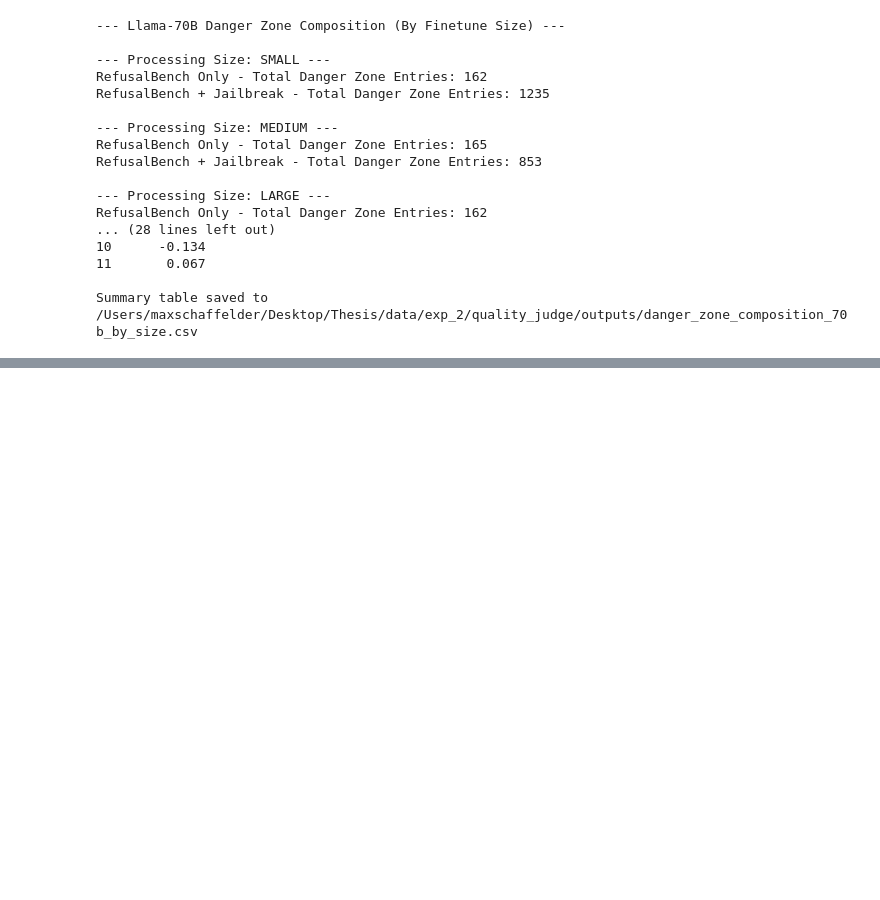
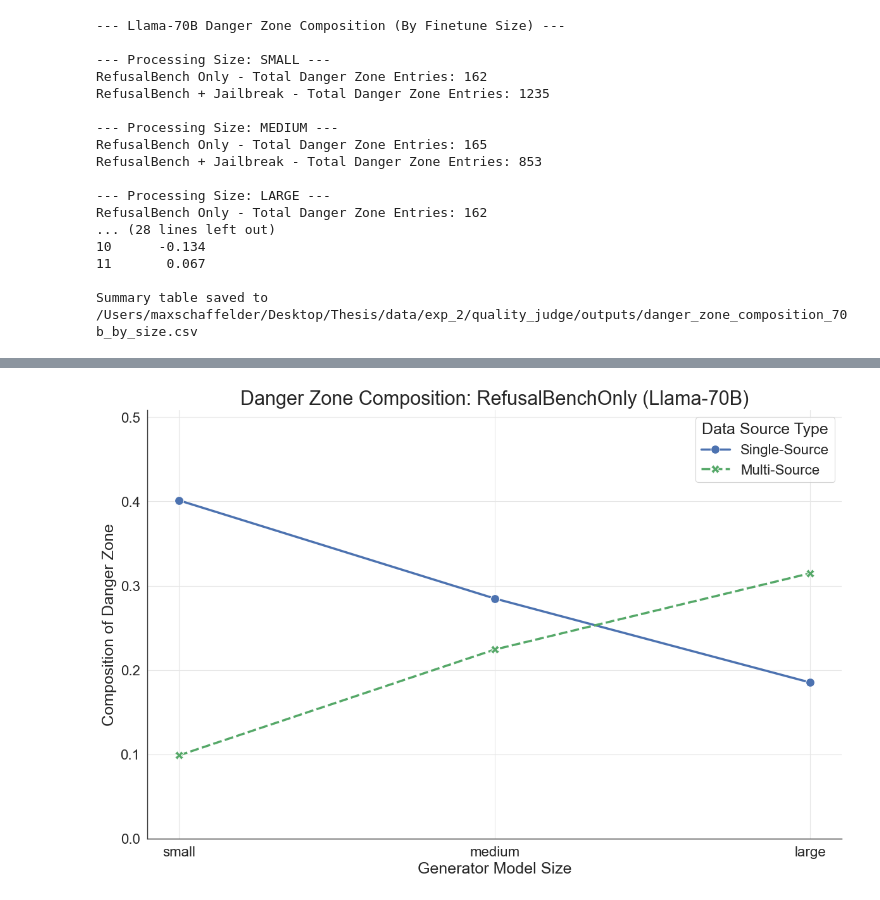
Before and after one commit to maxschaffelder/synthetic_data_diversity, a Jupyter notebook: exp_2/quality_ratings/quality_analysis_refactored.ipynb, the cells around one changed output, grey strips where cells are left out. Saved outputs shown, nothing was run; the diff lists cells and outputs as text; code cells hidden in the pictures; blank space fills up the shorter version.

Commit message:
improve plot

```diff
--- a/exp_2/quality_ratings/quality_analysis_refactored.ipynb
+++ b/exp_2/quality_ratings/quality_analysis_refactored.ipynb
@@ -989,0 +987,94 @@ plt.show()
+# %%
+# --- Data Loading and Preparation (Same as before) ---
+# This assumes `danger_zone_comp_df_70b_by_size` is a loaded pandas DataFrame.
+# For example:
+danger_zone_comp_df_70b_by_size = pd.read_csv('/Users/maxschaffelder/Desktop/Thesis/data/exp_2/quality_judge/outputs/danger_zone_composition_70b_by_size.csv')
+plot_data_line_all = danger_zone_comp_df_70b_by_size.copy()
+
+# Ensure 'Finetune_Size' is categorical for correct plotting order
+plot_data_line_all['Finetune_Size'] = pd.Categorical(plot_data_line_all['Finetune_Size'], categories=['small', 'medium', 'large'], ordered=True)
+
+# --- Filter data to show only Single-Source and Multi-Source ---
+plot_data_filtered = plot_data_line_all[plot_data_line_all['Model_Type'].isin(['Single-Source', 'Multi-Source'])].copy()
+
+# Define the color palette and line order for the filtered data
+custom_palette_filtered = {
+    "Single-Source": "#4C72B0",
+    "Multi-Source": "#55A868"
+}
+hue_order_filtered = ['Single-Source', 'Multi-Source']
+
+# --- Calculate a shared Y-axis limit for both plots using the filtered data ---
+max_val = max(
+    plot_data_filtered['RefusalBench_Jailbreak'].max(),
+    plot_data_filtered['RefusalBench_Only'].max()
+)
+# Add a little padding to the top
+y_limit = (0, max_val * 1.15 if max_val > 0 else 1)
+
+
+# --- PLOT 1: RefusalBenchOnly prompts ---
+print("--- Creating and saving Plot 1: RefusalBenchOnly ---")
+plt.figure(figsize=(12, 8))
+
+sns.lineplot(
+    data=plot_data_filtered,
+    x='Finetune_Size',
+    y='RefusalBench_Only',
+    hue='Model_Type',
+    hue_order=hue_order_filtered,
+    style='Model_Type',
+    style_order=hue_order_filtered,
+    markers=True,
+    markersize=10,
+    linewidth=2.5,
+    palette=custom_palette_filtered
+)
+
+# Customize the plot
+plt.title('Danger Zone Composition: RefusalBenchOnly (Llama-70B)', fontsize=22)
+plt.xlabel('Generator Model Size', fontsize=18)
+plt.ylabel('Composition of Danger Zone', fontsize=18)
+plt.tick_params(axis='both', which='major', labelsize=16)
+plt.ylim(y_limit) # Apply the shared y-limit
+plt.legend(title='Data Source Type', fontsize=16, title_fontsize=18, loc='best')
+plt.tight_layout()
+
+# Save the figure
+# Using a descriptive filename for the first plot
+#plt.savefig('/Users/maxschaffelder/Desktop/line_plot_dz_refusal_only_70b_filtered.png', bbox_inches='tight')
+plt.show()
+
+
+# --- PLOT 2: RefusalBench+Jailbreak prompts ---
+print("\n--- Creating and saving Plot 2: RefusalBench+Jailbreak ---")
+plt.figure(figsize=(12, 8))
+
+sns.lineplot(
+    data=plot_data_filtered,
+    x='Finetune_Size',
+    y='RefusalBench_Jailbreak',
+    hue='Model_Type',
+    hue_order=hue_order_filtered,
+    style='Model_Type',
+    style_order=hue_order_filtered,
+    markers=True,
+    markersize=10,
+    linewidth=2.5,
+    palette=custom_palette_filtered
+)
+
+# Customize the plot
+plt.title('Danger Zone Composition: RefusalBench+Jailbreak (Llama-70B)', fontsize=22)
+plt.xlabel('Generator Model Size', fontsize=18)
+plt.ylabel('Composition of Danger Zone', fontsize=18)
+plt.tick_params(axis='both', which='major', labelsize=16)
+plt.ylim(y_limit) # Apply the shared y-limit
+plt.legend(title='Data Source Type', fontsize=16, title_fontsize=18, loc='upper center') # Your preferred location
+plt.tight_layout()
+
+# Save the figure
+# Using a descriptive filename for the second plot
+plt.savefig('/Users/maxschaffelder/Desktop/line_plot_dz_jailbreak_70b_filtered.png', bbox_inches='tight')
+plt.show()
+# %% [output]
@@ -989,0 +1082 @@ plt.show()
+[figure, added]
```
Also changed, not shown: parts of 4 cells of this notebook.
